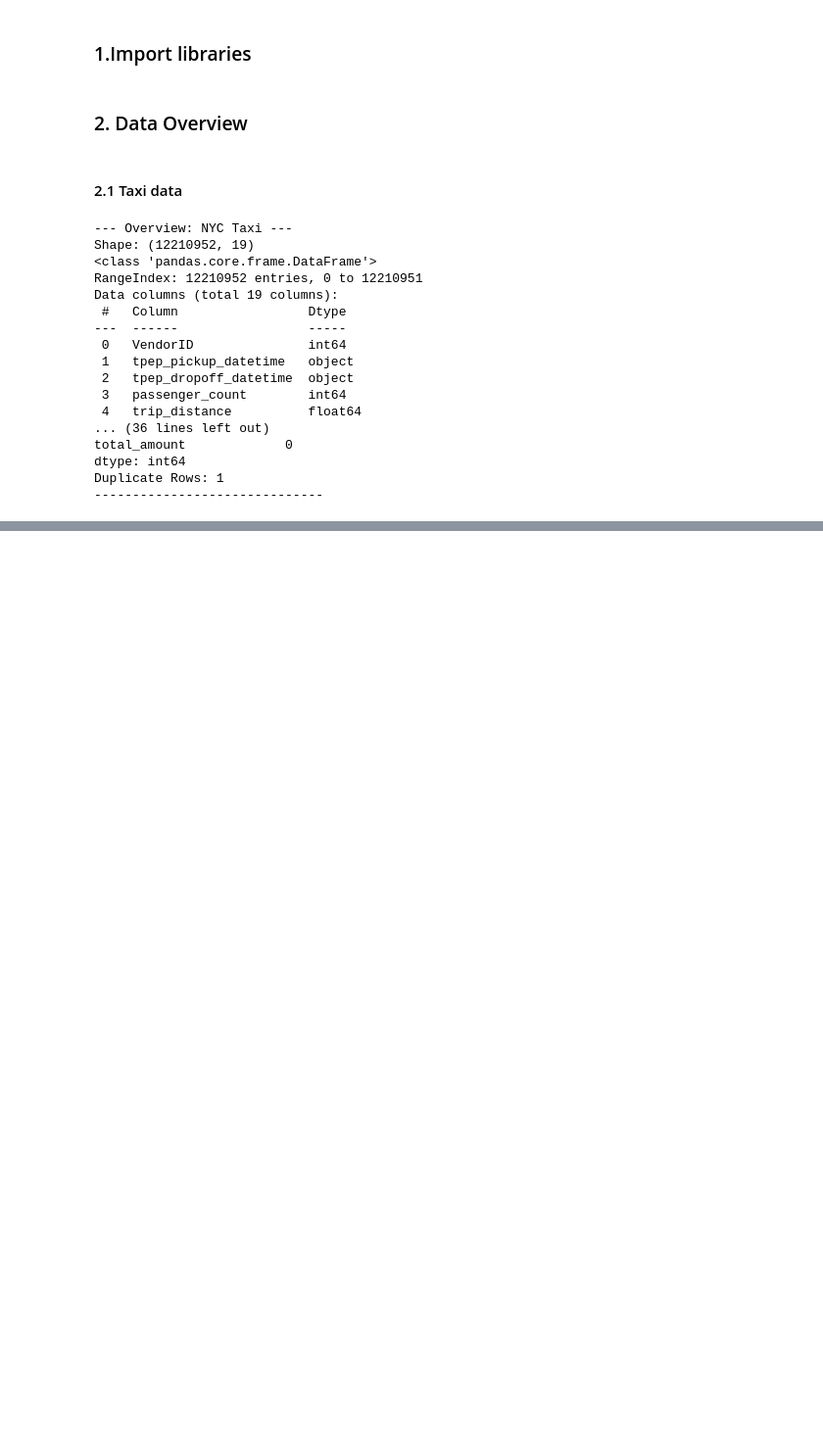
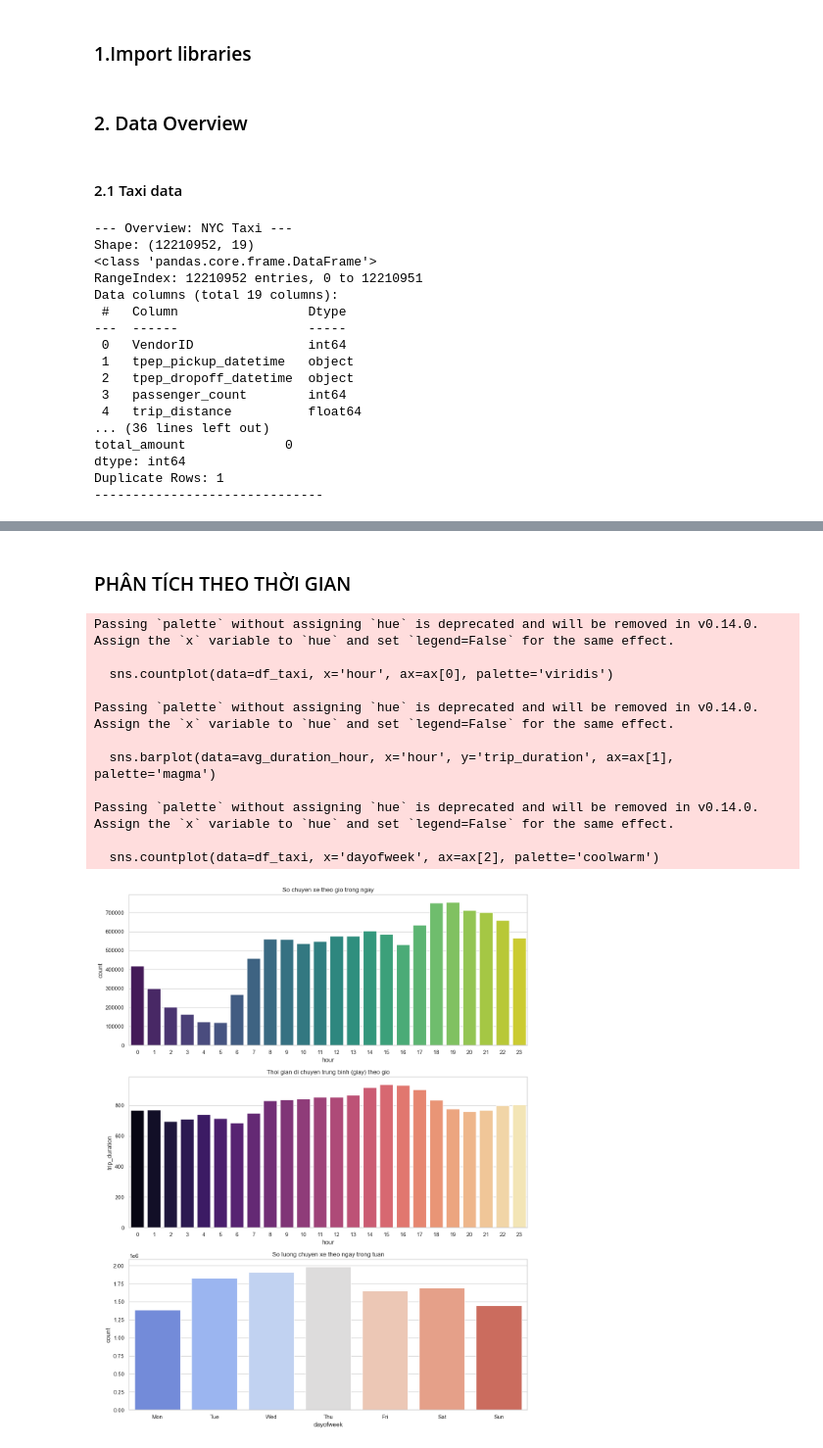
Before and after one commit to MinhNguyen-leo/Data_Mining_projects, a Jupyter notebook: data_mining/src/EDA.ipynb, the cells around one changed output, grey strips where cells are left out. Shown at 98% size. Drawn from its saved outputs; the diff is of its cells as text; code cells hidden in the pictures; blank space fills up the shorter version.

```diff
--- a/data_mining/src/EDA.ipynb
+++ b/data_mining/src/EDA.ipynb
@@ -213,0 +110,33 @@ plt.show()
+# %% [markdown]
+### PHÂN TÍCH THEO THỜI GIAN
+# %%
+fig, ax = plt.subplots(3, 1, figsize=(12, 15))
+
+# a) So chuyến theo gio
+sns.countplot(data=df_taxi, x='hour', ax=ax[0], palette='viridis')
+ax[0].set_title('So chuyen xe theo gio trong ngay')
+
+# b) Thoi gian di chuyen trung binh theo gio
+avg_duration_hour = df_taxi.groupby('hour')['trip_duration'].mean().reset_index()
+sns.barplot(data=avg_duration_hour, x='hour', y='trip_duration', ax=ax[1], palette='magma')
+ax[1].set_title('Thoi gian di chuyen trung binh (giay) theo gio')
+
+# c) So chuyen theo ngay trong tuan
+sns.countplot(data=df_taxi, x='dayofweek', ax=ax[2], palette='coolwarm')
+ax[2].set_title('So luong chuyen xe theo ngay trong tuan')
+ax[2].set_xticklabels(['Mon', 'Tue', 'Wed', 'Thu', 'Fri', 'Sat', 'Sun'])
+plt.tight_layout()
+plt.show()
+# %% [output]
+Passing `palette` without assigning `hue` is deprecated and will be removed in v0.14.0. Assign the `x` variable to `hue` and set `legend=False` for the same effect.
+
+  sns.countplot(data=df_taxi, x='hour', ax=ax[0], palette='viridis')
+
+Passing `palette` without assigning `hue` is deprecated and will be removed in v0.14.0. Assign the `x` variable to `hue` and set `legend=False` for the same effect.
+
+  sns.barplot(data=avg_duration_hour, x='hour', y='trip_duration', ax=ax[1], palette='magma')
+
+Passing `palette` without assigning `hue` is deprecated and will be removed in v0.14.0. Assign the `x` variable to `hue` and set `legend=False` for the same effect.
+
+  sns.countplot(data=df_taxi, x='dayofweek', ax=ax[2], palette='coolwarm')
+[figure, added]
```
Also changed, not shown: parts of 44 cells of this notebook.
